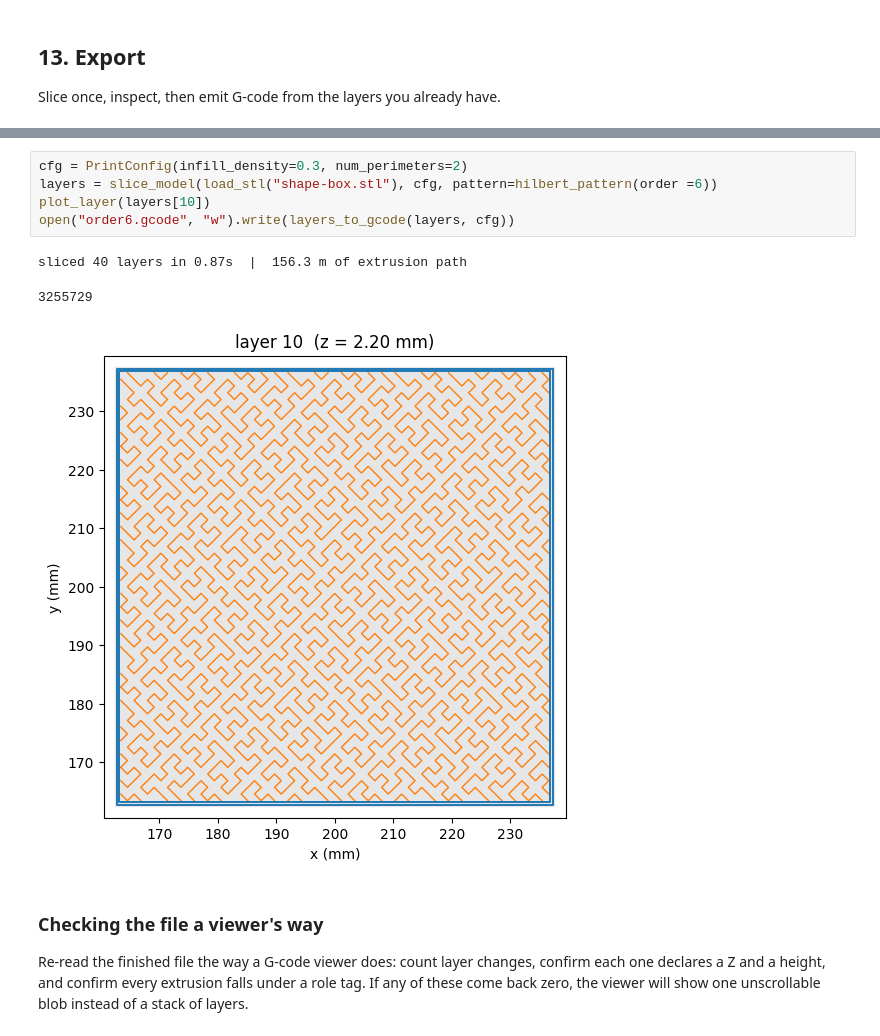
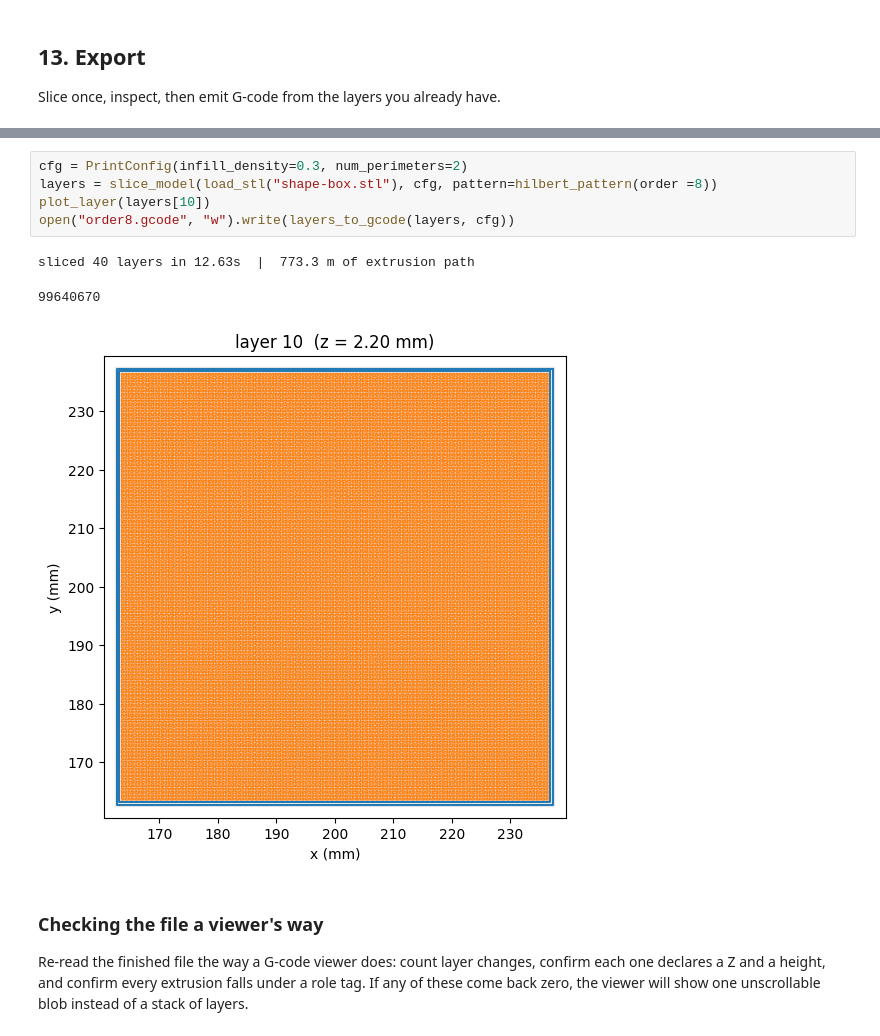
Before and after one commit to scott-abbott/math-lab, a Jupyter notebook: custom infill/slicer.ipynb, the cells around one changed output, grey strips where cells are left out. Drawn from its saved outputs; the diff is of its cells as text.

Commit message:
gcode files for hilbert infill

```diff
--- a/custom infill/slicer.ipynb
+++ b/custom infill/slicer.ipynb
@@ -1706,12 +1718,12 @@ M84 ; disable motors
 # %%
 cfg = PrintConfig(infill_density=0.3, num_perimeters=2)
-layers = slice_model(load_stl("shape-box.stl"), cfg, pattern=hilbert_pattern(order =6))
+layers = slice_model(load_stl("shape-box.stl"), cfg, pattern=hilbert_pattern(order =8))
 plot_layer(layers[10])
-open("order6.gcode", "w").write(layers_to_gcode(layers, cfg))
+open("order8.gcode", "w").write(layers_to_gcode(layers, cfg))
 # %% [output]
-sliced 40 layers in 0.87s  |  156.3 m of extrusion path
+sliced 40 layers in 12.63s  |  773.3 m of extrusion path
-3255729
+99640670
-[figure, old version]
+[figure, new version]
 # %% [markdown]
 ### Checking the file a viewer's way
 
```
Also changed, not shown: parts of 8 cells of this notebook, 10 other files.
